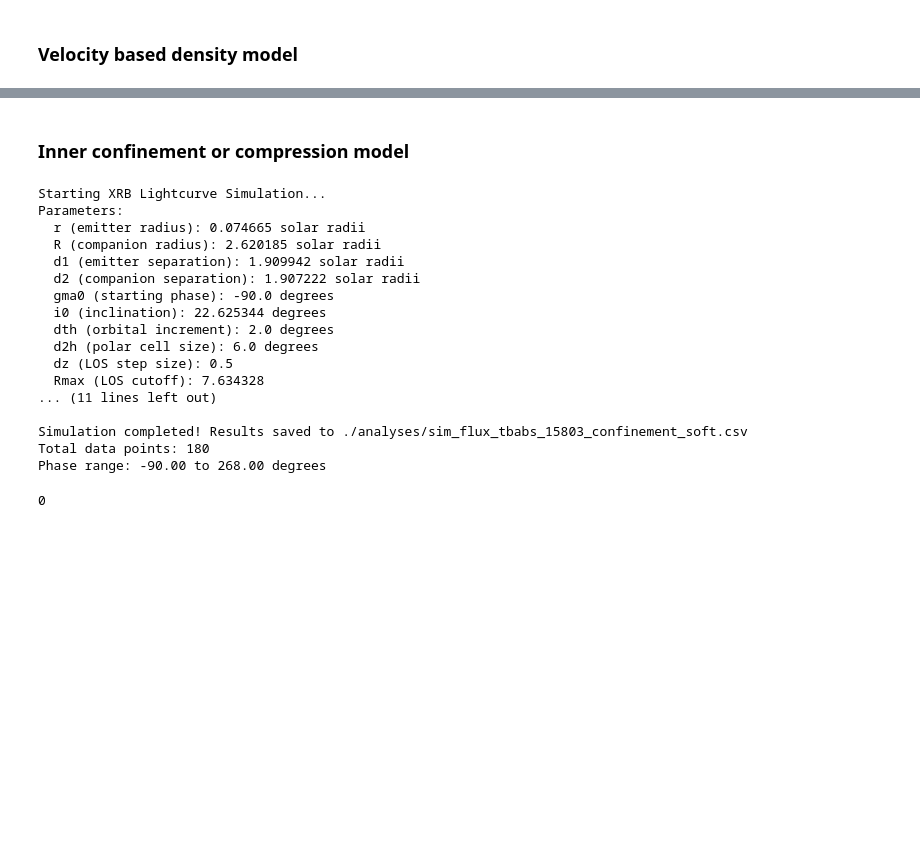
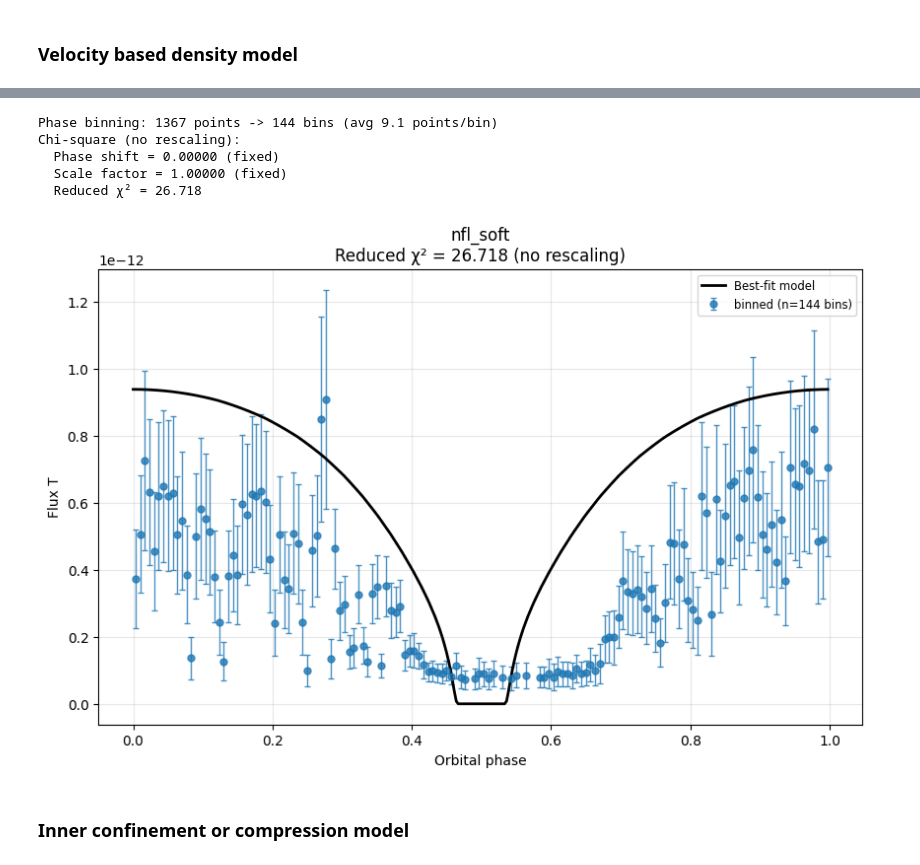
Before and after one commit to Ruchit10/XRB_LightCurve, a Jupyter notebook: xrb_toy_wind_models.ipynb, the cells around one changed output, grey strips where cells are left out. Drawn from its saved outputs; the diff is of its cells as text; code cells hidden in the pictures; blank space fills up the shorter version.

```diff
--- a/xrb_toy_wind_models.ipynb
+++ b/xrb_toy_wind_models.ipynb
@@ -206,28 +85,47 @@ Chi-square (no rescaling):
+# %%
+# Beta law wind model
+R = 8
+wind_params = {"beta": 0.5, "H": 1.0, "R_star": R}
+sim_df = simulate_lightcurve(
+        r=0.01,
+        R=R,
+        d1=11,
+        d2=8,
+        gma0=-90,
+        i0=22,
+        dth=1,
+        d2h=6,
+        dz=0.5,
+        verbose=False,
+        n_jobs=7,
+        flux_method="interpolate",
+        flux_csv_path="./analyses/flux_vs_nH_tbabs_15803_soft.csv",
+        flux_type="erg",
+        lam=0.533545,
+        Rmax=None,
+        converge_rmax=True,
+        wind_model="beta_law",
+        wind_params=wind_params,
+    )
+df = phase_bin_data(
+    data_df,
+    n_bins=150,
+    min_points_per_bin=5,
+    rate_column='rate',
+    error_column='error',
+    verbose=True
+)
+is_binned = True
+sim_columns = detect_flux_columns(sim_df)
+shift, scale, chi2 = fit_simulation(df, sim_df, sim_columns[0], rescale=False)
+plot_phase(df, None, sim_df, shift, scale, sim_columns[0], chi2,
+            rescaled=False, obs_column_name=obs_column, is_binned=is_binned)
+# %% [output]
+Phase binning: 1367 points -> 144 bins (avg 9.1 points/bin)
+Chi-square (no rescaling):
+  Phase shift = 0.00000 (fixed)
+  Scale factor = 1.00000 (fixed)
+  Reduced χ² = 26.718
+[figure, added]
 # %% [markdown]
 ### Inner confinement or compression model
-# %%
-# Generate Model LC
-os.system("python xrb_lightcurve.py \
---flux_method interpolate --wind-model confinement \
---flux_csv ./analyses/flux_vs_nH_tbabs_15803_soft.csv \
---output ./analyses/sim_flux_tbabs_15803_confinement_soft.csv \
---i0 22.625344 --lam 0.533545 --r 0.074665 --R 2.620185 --d1 1.909942 --d2 1.907222 --dth 2.0 --converge-rmax")
-# %% [output]
-Starting XRB Lightcurve Simulation...
-Parameters:
-  r (emitter radius): 0.074665 solar radii
-  R (companion radius): 2.620185 solar radii
-  d1 (emitter separation): 1.909942 solar radii
-  d2 (companion separation): 1.907222 solar radii
-  gma0 (starting phase): -90.0 degrees
-  i0 (inclination): 22.625344 degrees
-  dth (orbital increment): 2.0 degrees
-  d2h (polar cell size): 6.0 degrees
-  dz (LOS step size): 0.5
-  Rmax (LOS cutoff): 7.634328
-... (11 lines left out)
-
-Simulation completed! Results saved to ./analyses/sim_flux_tbabs_15803_confinement_soft.csv
-Total data points: 180
-Phase range: -90.00 to 268.00 degrees
-0
```
Also changed, not shown: parts of 7 cells of this notebook, 3 other files.
